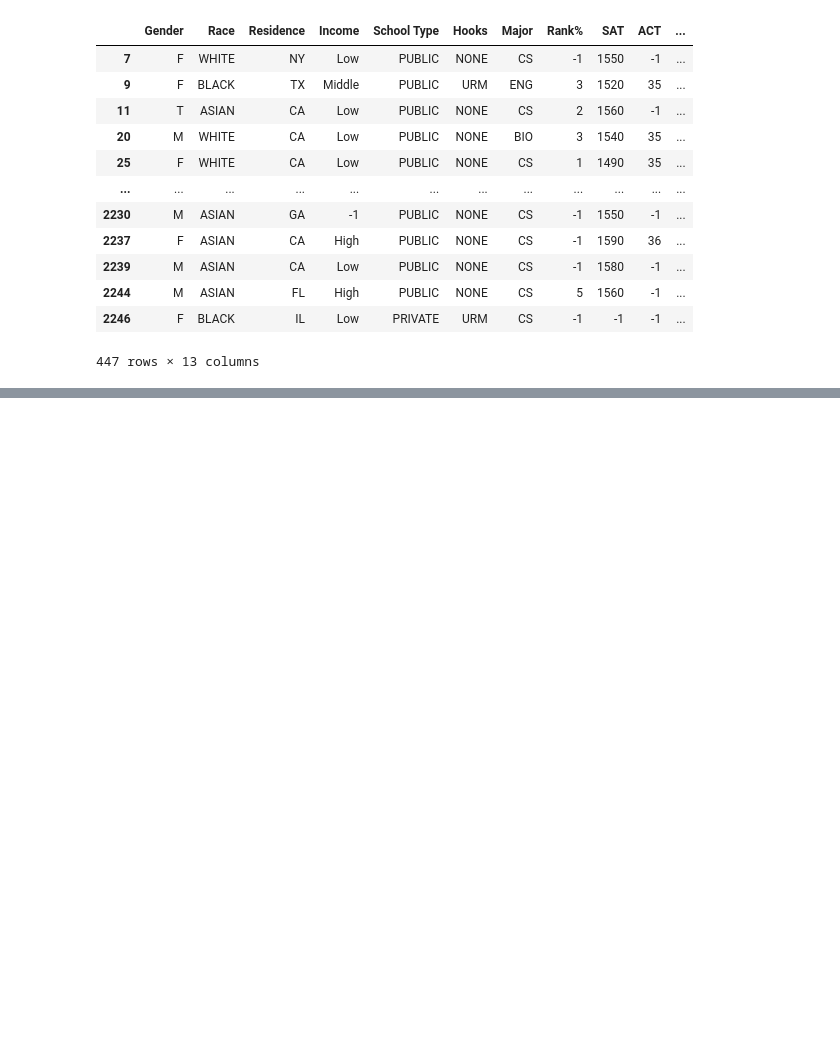
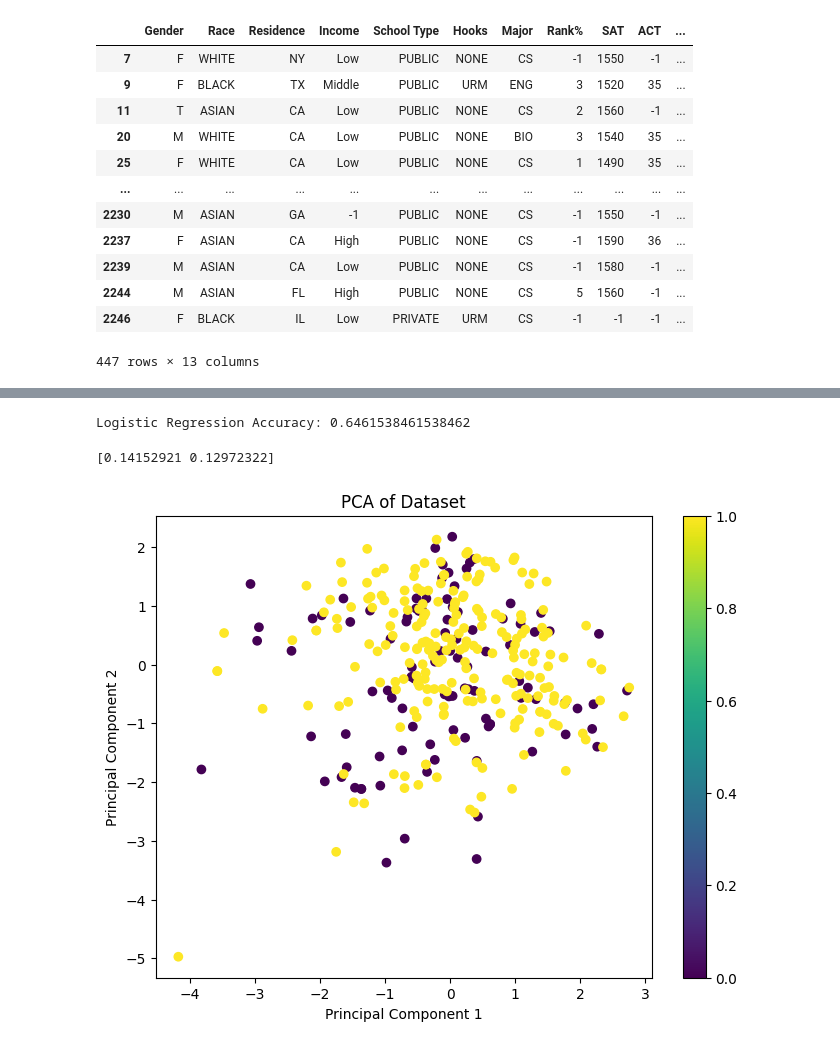
Before and after one commit to shreybirmiwal/college-predictor, a Jupyter notebook: 2-visualize/MIT/main.ipynb, the cells around one changed output, grey strips where cells are left out. Drawn from its saved outputs; the diff is of its cells as text; code cells hidden in the pictures; blank space fills up the shorter version.

Commit message:
data analysis

```diff
--- a/2-visualize/MIT/main.ipynb
+++ b/2-visualize/MIT/main.ipynb
@@ -82,0 +153,56 @@ dataset
+# %%
+import pandas as pd
+from sklearn.model_selection import train_test_split
+
+# Assuming your DataFrame is called 'df'
+# and the target column is 'final_label'
+
+# Separate features (X) and target variable (y)
+X = df_scaled.drop('Decision', axis=1)
+y = df_scaled['Decision']
+
+# Split the data into training and testing sets
+X_train, X_test, y_train, y_test = train_test_split(X, y, test_size=0.2, random_state=42)
+
+
+from sklearn.linear_model import LogisticRegression
+
+# Create and train the model
+lr_model = LogisticRegression(random_state=42)
+lr_model.fit(X_train, y_train)
+
+# Make predictions and evaluate
+lr_predictions = lr_model.predict(X_test)
+lr_accuracy = accuracy_score(y_test, lr_predictions)
+print(f"Logistic Regression Accuracy: {lr_accuracy}")
+# %% [output]
+Logistic Regression Accuracy: 0.6461538461538462
+# %%
+from sklearn.decomposition import PCA
+
+# Initialize PCA, specifying the number of components
+pca = PCA(n_components=2)  # You can start with 2 for visualization
+
+# Fit and transform the data
+principal_components = pca.fit_transform(df_scaled)
+
+# Create a DataFrame with the principal components
+pca_df = pd.DataFrame(data=principal_components, columns=['PC1', 'PC2'])
+
+
+print(pca.explained_variance_ratio_)
+
+import matplotlib.pyplot as plt
+
+target_variable = dataset['Decision']
+
+plt.figure(figsize=(8,6))
+plt.scatter(pca_df['PC1'], pca_df['PC2'], c=target_variable, cmap='viridis')
+plt.xlabel('Principal Component 1')
+plt.ylabel('Principal Component 2')
+plt.title('PCA of Dataset')
+plt.colorbar()
+plt.show()
+# %% [output]
+[0.14152921 0.12972322]
+[figure, added]
```
Also changed, not shown: parts of 4 cells of this notebook, 2 other files.
